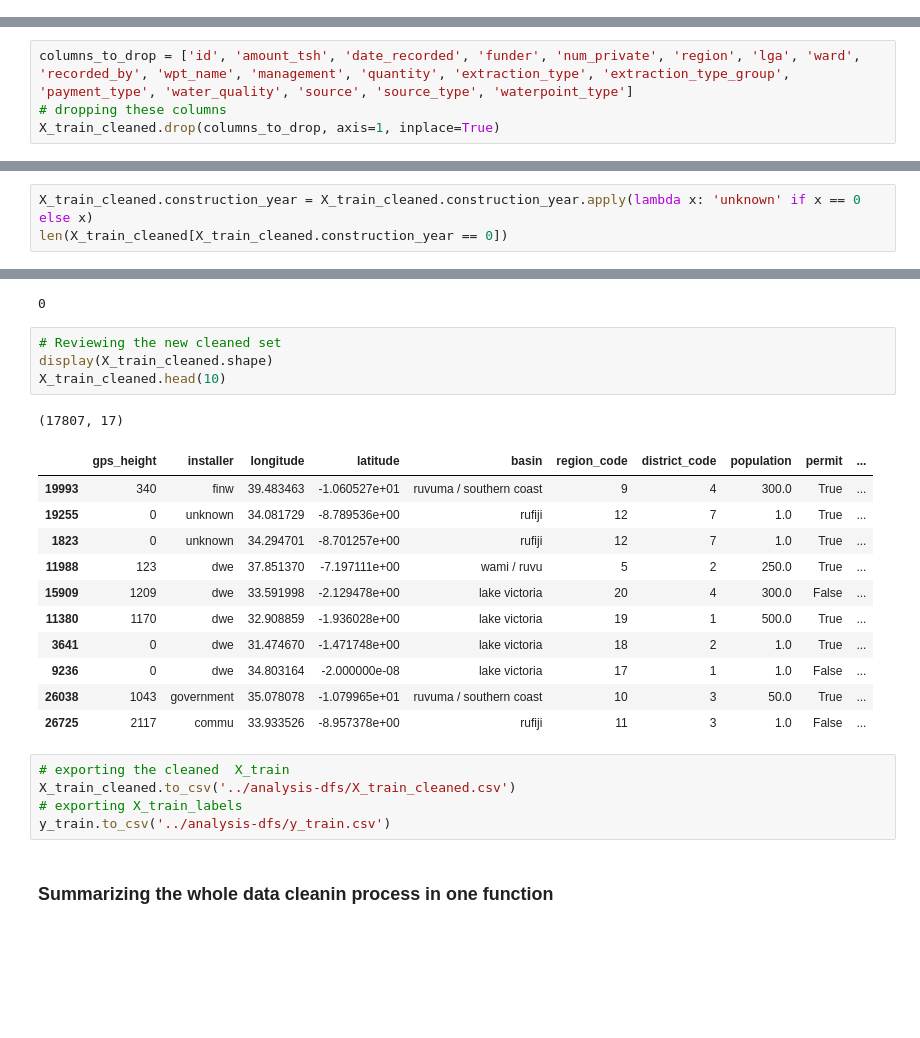
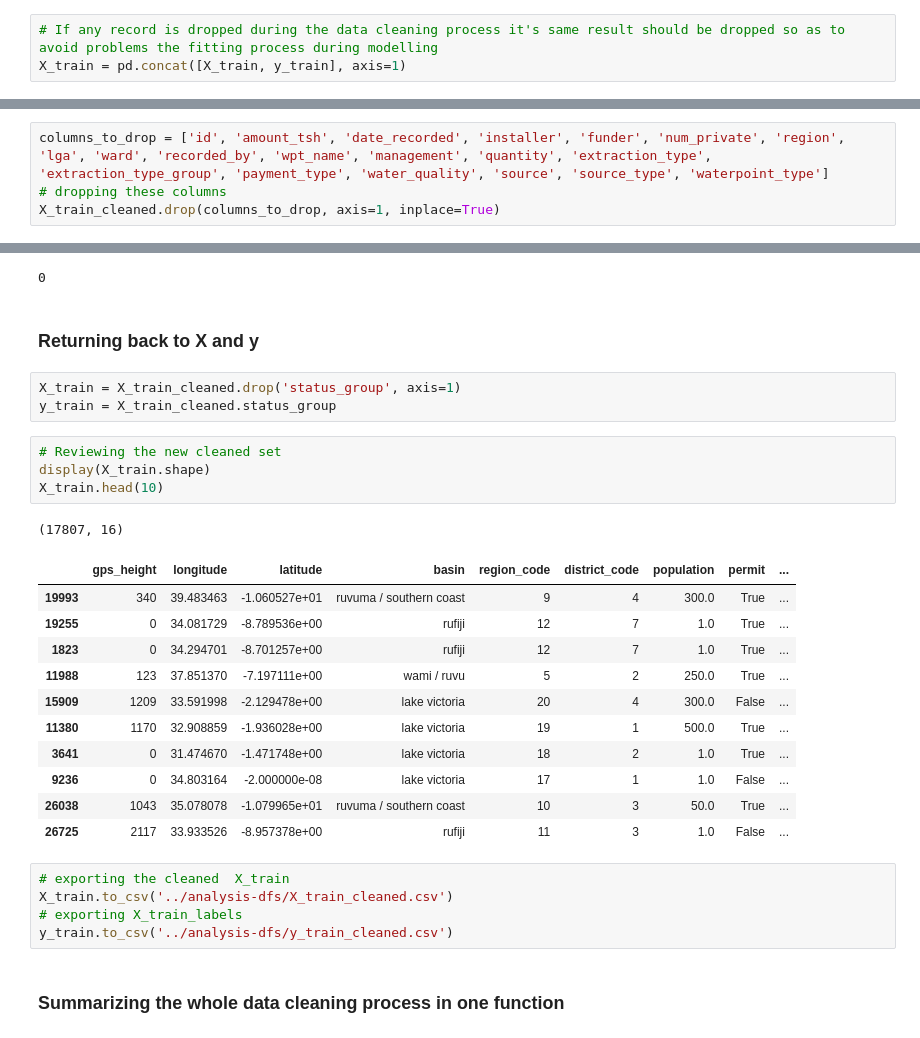
Before and after one commit to IainMosima/Tanzania-water-point-status-prediction-project, a Jupyter notebook: notebooks/2data-cleaning.ipynb, the cells around one changed output, grey strips where cells are left out. Drawn from its saved outputs; the diff is of its cells as text; blank space fills up the shorter version.

Commit message:
Did some few tweaking in the data cleaning and preparation part. Plus started a little on the modelling  process

```diff
--- a/notebooks/2data-cleaning.ipynb
+++ b/notebooks/2data-cleaning.ipynb
@@ -47,3 +49,6 @@ X_test has 40 columns and 8143 rows
+# %%
+# If any record is dropped during the data cleaning process it's same result should be dropped so as to avoid problems the fitting process during modelling
+X_train = pd.concat([X_train, y_train], axis=1)
 # %% [markdown]
 ## Converting all strings to lower case and stripping whitespaces to avoids similar names being treated as different categories
 # %%
@@ -361,7 +367,7 @@ These columns are:
 * source, source_type - all these columns are summarized in the source_class column
 * waterpoint_type - same information is in the water_type_group
 # %%
-columns_to_drop = ['id', 'amount_tsh', 'date_recorded', 'funder', 'num_private', 'region', 'lga', 'ward', 'recorded_by', 'wpt_name', 'management', 'quantity', 'extraction_type', 'extraction_type_group', 'payment_type', 'water_quality', 'source', 'source_type', 'waterpoint_type']
+columns_to_drop = ['id', 'amount_tsh', 'date_recorded', 'installer', 'funder', 'num_private', 'region', 'lga', 'ward', 'recorded_by', 'wpt_name', 'management', 'quantity', 'extraction_type', 'extraction_type_group', 'payment_type', 'water_quality', 'source', 'source_type', 'waterpoint_type']
 # dropping these columns
 X_train_cleaned.drop(columns_to_drop, axis=1, inplace=True)
 # %%
@@ -418,3 +423,0 @@ The number of years are too many for me to drop I will just replace them with 0
-# %%
-X_train_cleaned.construction_year = X_train_cleaned.construction_year.apply(lambda x: 'unknown' if x == 0 else x)
-len(X_train_cleaned[X_train_cleaned.construction_year == 0])
@@ -441,28 +442,33 @@ X_train_cleaned = X_train_cleaned.loc[X_train_cleaned.district_code != 0]
 len(X_train_cleaned[X_train_cleaned.district_code == 0])
 # %% [output]
 0
+# %% [markdown]
+### Returning back to X and y
+# %%
+X_train = X_train_cleaned.drop('status_group', axis=1)
+y_train = X_train_cleaned.status_group
 # %%
 # Reviewing the new cleaned set
-display(X_train_cleaned.shape)
-X_train_cleaned.head(10)
+display(X_train.shape)
+X_train.head(10)
 # %% [output]
-(17807, 17)
+(17807, 16)
-|  | gps_height | installer | longitude | latitude | basin | region_code | district_code | population | permit | ... |
-| 19993 | 340 | finw | 39.483463 | -1.060527e+01 | ruvuma / southern coast | 9 | 4 | 300.0 | True | ... |
-| 19255 | 0 | unknown | 34.081729 | -8.789536e+00 | rufiji | 12 | 7 | 1.0 | True | ... |
-| 1823 | 0 | unknown | 34.294701 | -8.701257e+00 | rufiji | 12 | 7 | 1.0 | True | ... |
-| 11988 | 123 | dwe | 37.851370 | -7.197111e+00 | wami / ruvu | 5 | 2 | 250.0 | True | ... |
-| 15909 | 1209 | dwe | 33.591998 | -2.129478e+00 | lake victoria | 20 | 4 | 300.0 | False | ... |
-| 11380 | 1170 | dwe | 32.908859 | -1.936028e+00 | lake victoria | 19 | 1 | 500.0 | True | ... |
-| 3641 | 0 | dwe | 31.474670 | -1.471748e+00 | lake victoria | 18 | 2 | 1.0 | True | ... |
-| 9236 | 0 | dwe | 34.803164 | -2.000000e-08 | lake victoria | 17 | 1 | 1.0 | False | ... |
-| 26038 | 1043 | government | 35.078078 | -1.079965e+01 | ruvuma / southern coast | 10 | 3 | 50.0 | True | ... |
-| 26725 | 2117 | commu | 33.933526 | -8.957378e+00 | rufiji | 11 | 3 | 1.0 | False | ... |
+|  | gps_height | longitude | latitude | basin | region_code | district_code | population | permit | ... |
+| 19993 | 340 | 39.483463 | -1.060527e+01 | ruvuma / southern coast | 9 | 4 | 300.0 | True | ... |
+| 19255 | 0 | 34.081729 | -8.789536e+00 | rufiji | 12 | 7 | 1.0 | True | ... |
+| 1823 | 0 | 34.294701 | -8.701257e+00 | rufiji | 12 | 7 | 1.0 | True | ... |
+| 11988 | 123 | 37.851370 | -7.197111e+00 | wami / ruvu | 5 | 2 | 250.0 | True | ... |
+| 15909 | 1209 | 33.591998 | -2.129478e+00 | lake victoria | 20 | 4 | 300.0 | False | ... |
+| 11380 | 1170 | 32.908859 | -1.936028e+00 | lake victoria | 19 | 1 | 500.0 | True | ... |
+| 3641 | 0 | 31.474670 | -1.471748e+00 | lake victoria | 18 | 2 | 1.0 | True | ... |
+| 9236 | 0 | 34.803164 | -2.000000e-08 | lake victoria | 17 | 1 | 1.0 | False | ... |
+| 26038 | 1043 | 35.078078 | -1.079965e+01 | ruvuma / southern coast | 10 | 3 | 50.0 | True | ... |
+| 26725 | 2117 | 33.933526 | -8.957378e+00 | rufiji | 11 | 3 | 1.0 | False | ... |
 # %%
 # exporting the cleaned  X_train
-X_train_cleaned.to_csv('../analysis-dfs/X_train_cleaned.csv')
+X_train.to_csv('../analysis-dfs/X_train_cleaned.csv')
 # exporting X_train_labels
-y_train.to_csv('../analysis-dfs/y_train.csv')
+y_train.to_csv('../analysis-dfs/y_train_cleaned.csv')
 # %% [markdown]
-### Summarizing the whole data cleanin process in one function
+### Summarizing the whole data cleaning process in one function
 # %%
```
Also changed, not shown: parts of 16 cells of this notebook, 14 other files.
